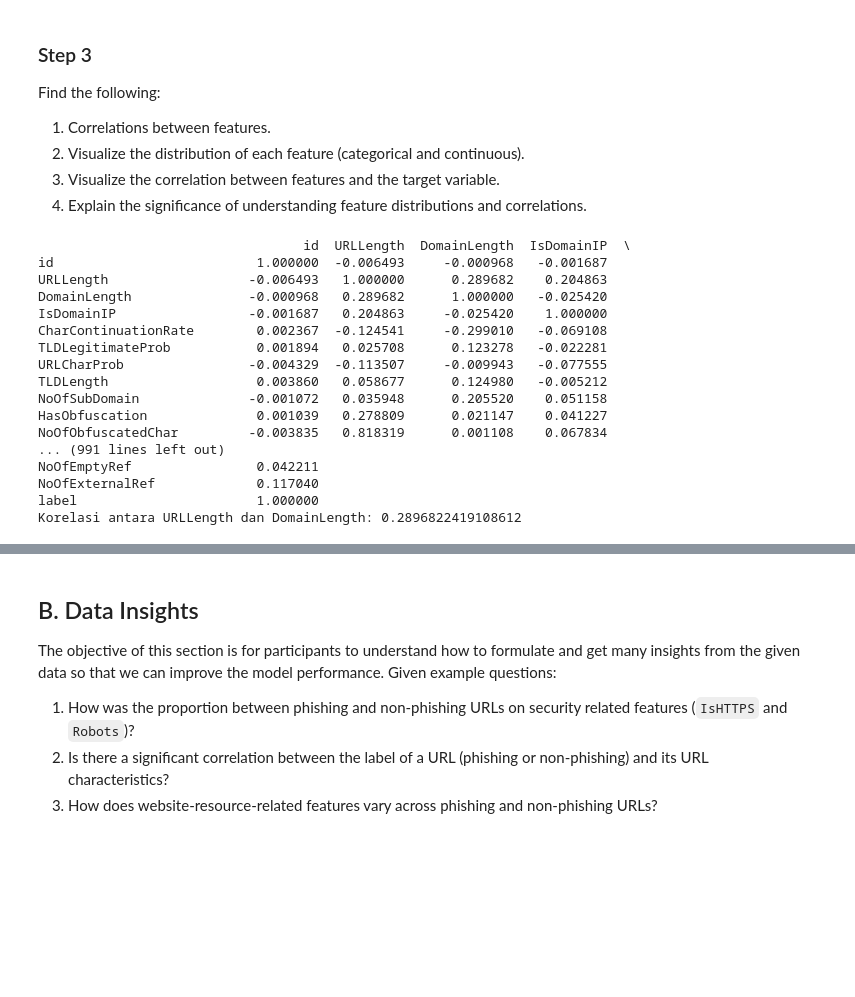
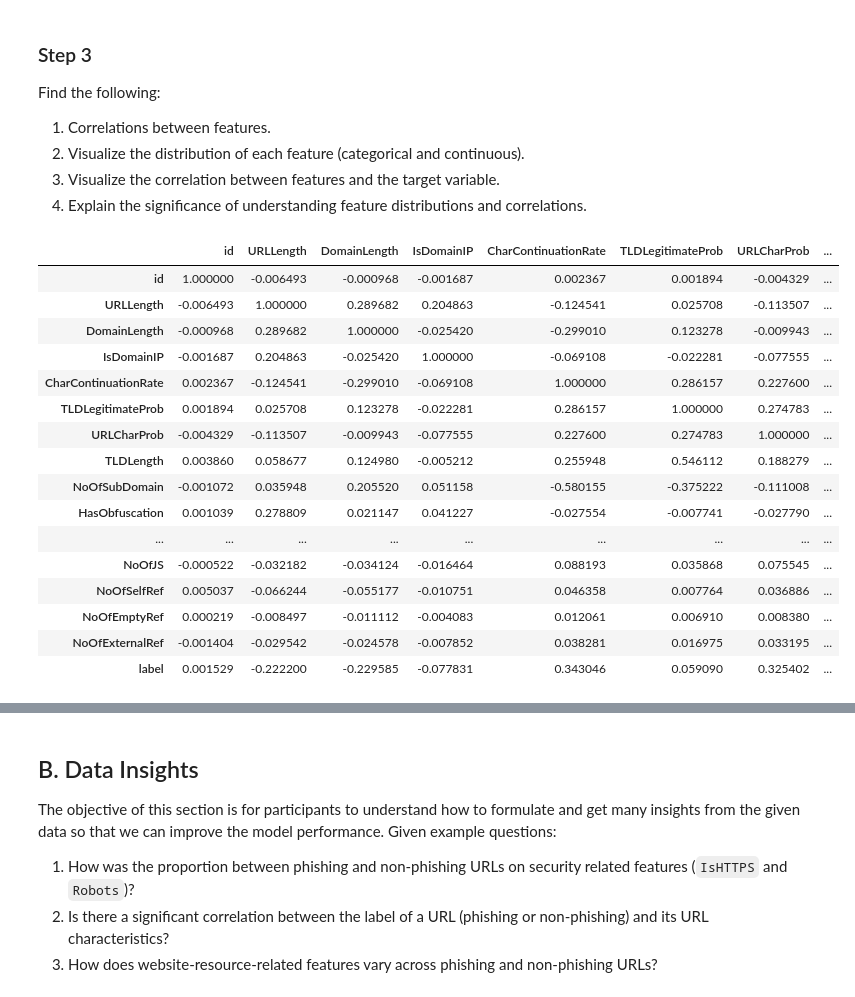
Before and after one commit to AhmadFawwazi/Exploratory-Data-Analysis, a Jupyter notebook: Tucil2_18222108_18222117.ipynb, the cells around one changed output, grey strips where cells are left out. Drawn from its saved outputs; the diff is of its cells as text; code cells hidden in the pictures; blank space fills up the shorter version.

```diff
--- a/Tucil2_18222108_18222117.ipynb
+++ b/Tucil2_18222108_18222117.ipynb
@@ -198,35 +187,35 @@ Find the following:
 # %%
 # 1. Correlations between features.
 # Menghitung korelasi antar fitur numerik
 correlation_matrix = df.corr()
 
-# Menampilkan matriks korelasi
-print(correlation_matrix)
+# Menampilkan matriks korelas
+correlation_matrix
 
-# contoh menampilkan korelasi yang diinginkan saja
-feature_1 = 'URLLength'  # Kolom pertama
-feature_2 = 'DomainLength'
+# # contoh menampilkan korelasi yang diinginkan saja
+# feature_1 = 'URLLength'
+# feature_2 = 'DomainLength'
 
-correlation_value = correlation_matrix.loc[feature_1, feature_2]
-print(f"Korelasi antara {feature_1} dan {feature_2}: {correlation_value}")
+# correlation_value = correlation_matrix.loc[feature_1, feature_2]
+# print(f"Korelasi antara {feature_1} dan {feature_2}: {correlation_value}")
 # %% [output]
-                                  id  URLLength  DomainLength  IsDomainIP  \
-id                          1.000000  -0.006493     -0.000968   -0.001687
-URLLength                  -0.006493   1.000000      0.289682    0.204863
-DomainLength               -0.000968   0.289682      1.000000   -0.025420
-IsDomainIP                 -0.001687   0.204863     -0.025420    1.000000
-CharContinuationRate        0.002367  -0.124541     -0.299010   -0.069108
-TLDLegitimateProb           0.001894   0.025708      0.123278   -0.022281
-URLCharProb                -0.004329  -0.113507     -0.009943   -0.077555
-TLDLength                   0.003860   0.058677      0.124980   -0.005212
-NoOfSubDomain              -0.001072   0.035948      0.205520    0.051158
-HasObfuscation              0.001039   0.278809      0.021147    0.041227
-NoOfObfuscatedChar         -0.003835   0.818319      0.001108    0.067834
-... (991 lines left out)
-NoOfEmptyRef                0.042211
-NoOfExternalRef             0.117040
-label                       1.000000
-Korelasi antara URLLength dan DomainLength: 0.2896822419108612
+|  | id | URLLength | DomainLength | IsDomainIP | CharContinuationRate | TLDLegitimateProb | URLCharProb | ... |
+| id | 1.000000 | -0.006493 | -0.000968 | -0.001687 | 0.002367 | 0.001894 | -0.004329 | ... |
+| URLLength | -0.006493 | 1.000000 | 0.289682 | 0.204863 | -0.124541 | 0.025708 | -0.113507 | ... |
+| DomainLength | -0.000968 | 0.289682 | 1.000000 | -0.025420 | -0.299010 | 0.123278 | -0.009943 | ... |
+| IsDomainIP | -0.001687 | 0.204863 | -0.025420 | 1.000000 | -0.069108 | -0.022281 | -0.077555 | ... |
+| CharContinuationRate | 0.002367 | -0.124541 | -0.299010 | -0.069108 | 1.000000 | 0.286157 | 0.227600 | ... |
+| TLDLegitimateProb | 0.001894 | 0.025708 | 0.123278 | -0.022281 | 0.286157 | 1.000000 | 0.274783 | ... |
+| URLCharProb | -0.004329 | -0.113507 | -0.009943 | -0.077555 | 0.227600 | 0.274783 | 1.000000 | ... |
+| TLDLength | 0.003860 | 0.058677 | 0.124980 | -0.005212 | 0.255948 | 0.546112 | 0.188279 | ... |
+| NoOfSubDomain | -0.001072 | 0.035948 | 0.205520 | 0.051158 | -0.580155 | -0.375222 | -0.111008 | ... |
+| HasObfuscation | 0.001039 | 0.278809 | 0.021147 | 0.041227 | -0.027554 | -0.007741 | -0.027790 | ... |
+| ... | ... | ... | ... | ... | ... | ... | ... | ... |
+| NoOfJS | -0.000522 | -0.032182 | -0.034124 | -0.016464 | 0.088193 | 0.035868 | 0.075545 | ... |
+| NoOfSelfRef | 0.005037 | -0.066244 | -0.055177 | -0.010751 | 0.046358 | 0.007764 | 0.036886 | ... |
+| NoOfEmptyRef | 0.000219 | -0.008497 | -0.011112 | -0.004083 | 0.012061 | 0.006910 | 0.008380 | ... |
+| NoOfExternalRef | -0.001404 | -0.029542 | -0.024578 | -0.007852 | 0.038281 | 0.016975 | 0.033195 | ... |
+| label | 0.001529 | -0.222200 | -0.229585 | -0.077831 | 0.343046 | 0.059090 | 0.325402 | ... |
 # %%
 # 2. Visualize the distribution of each feature (categorical and continuous).
 # Fitur numerik yang ingin divisualisasikan
```
Also changed, not shown: parts of 3 cells of this notebook.
